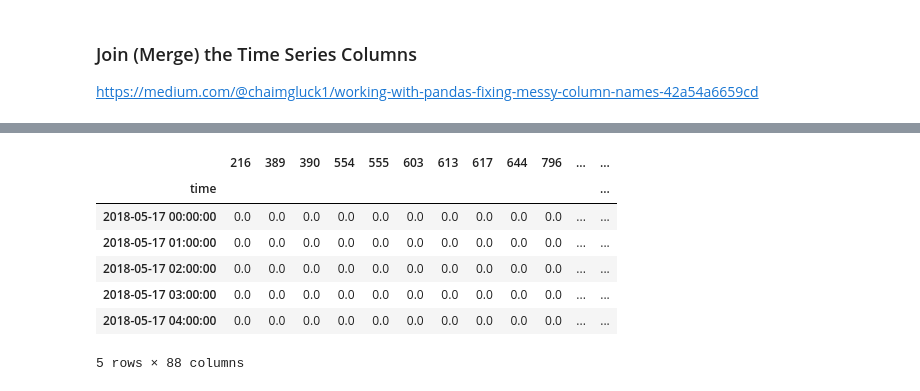
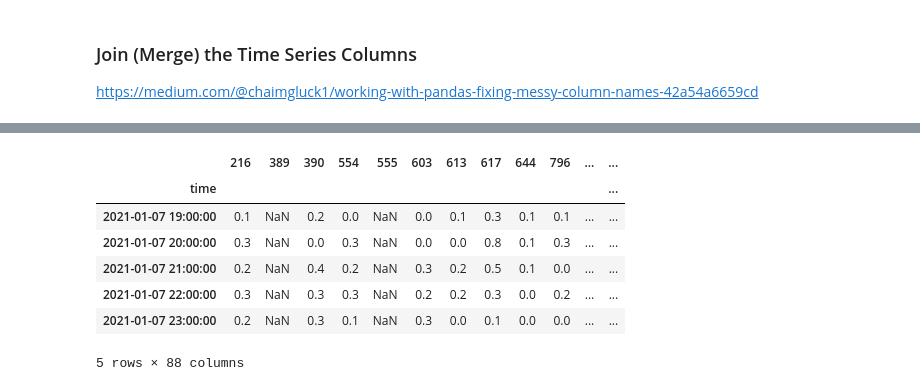
Before and after one commit to sina7272/MIE_2.02_GeoInfo_WS2020, a Jupyter notebook: gi0601_DWD_Stations_and_TS_for_TM/gi0601_DWD_Stations_and_TS_for_TM_V001.ipynb, the cells around one changed output, grey strips where cells are left out. Cells and saved outputs as stored; diff of their text form; code cells hidden in the pictures.

```diff
--- a/gi0601_DWD_Stations_and_TS_for_TM/gi0601_DWD_Stations_and_TS_for_TM_V001.ipynb
+++ b/gi0601_DWD_Stations_and_TS_for_TM/gi0601_DWD_Stations_and_TS_for_TM_V001.ipynb
@@ -405,13 +407,13 @@ Extract product file: produkt_rr_stunde_20180517_20191117_15000.txt
 # %%
-df_merged_ts.head()
+df_merged_ts.tail()
 # %% [output]
 |  | 216 | 389 | 390 | 554 | 555 | 603 | 613 | 617 | 644 | 796 | ... | ... |
 | time |  |  |  |  |  |  |  |  |  |  |  | ... |
-| 2018-05-17 00:00:00 | 0.0 | 0.0 | 0.0 | 0.0 | 0.0 | 0.0 | 0.0 | 0.0 | 0.0 | 0.0 | ... | ... |
-| 2018-05-17 01:00:00 | 0.0 | 0.0 | 0.0 | 0.0 | 0.0 | 0.0 | 0.0 | 0.0 | 0.0 | 0.0 | ... | ... |
-| 2018-05-17 02:00:00 | 0.0 | 0.0 | 0.0 | 0.0 | 0.0 | 0.0 | 0.0 | 0.0 | 0.0 | 0.0 | ... | ... |
-| 2018-05-17 03:00:00 | 0.0 | 0.0 | 0.0 | 0.0 | 0.0 | 0.0 | 0.0 | 0.0 | 0.0 | 0.0 | ... | ... |
-| 2018-05-17 04:00:00 | 0.0 | 0.0 | 0.0 | 0.0 | 0.0 | 0.0 | 0.0 | 0.0 | 0.0 | 0.0 | ... | ... |
+| 2021-01-07 19:00:00 | 0.1 | NaN | 0.2 | 0.0 | NaN | 0.0 | 0.1 | 0.3 | 0.1 | 0.1 | ... | ... |
+| 2021-01-07 20:00:00 | 0.3 | NaN | 0.0 | 0.3 | NaN | 0.0 | 0.0 | 0.8 | 0.1 | 0.3 | ... | ... |
+| 2021-01-07 21:00:00 | 0.2 | NaN | 0.4 | 0.2 | NaN | 0.3 | 0.2 | 0.5 | 0.1 | 0.0 | ... | ... |
+| 2021-01-07 22:00:00 | 0.3 | NaN | 0.3 | 0.3 | NaN | 0.2 | 0.2 | 0.3 | 0.0 | 0.2 | ... | ... |
+| 2021-01-07 23:00:00 | 0.2 | NaN | 0.3 | 0.1 | NaN | 0.3 | 0.0 | 0.1 | 0.0 | 0.0 | ... | ... |
 5 rows × 88 columns
 # %%
 df_merged_ts.to_csv(local_ts_merged_dir + "ts_merged.csv",sep=";")
```
Also changed, not shown: parts of 7 cells of this notebook.
